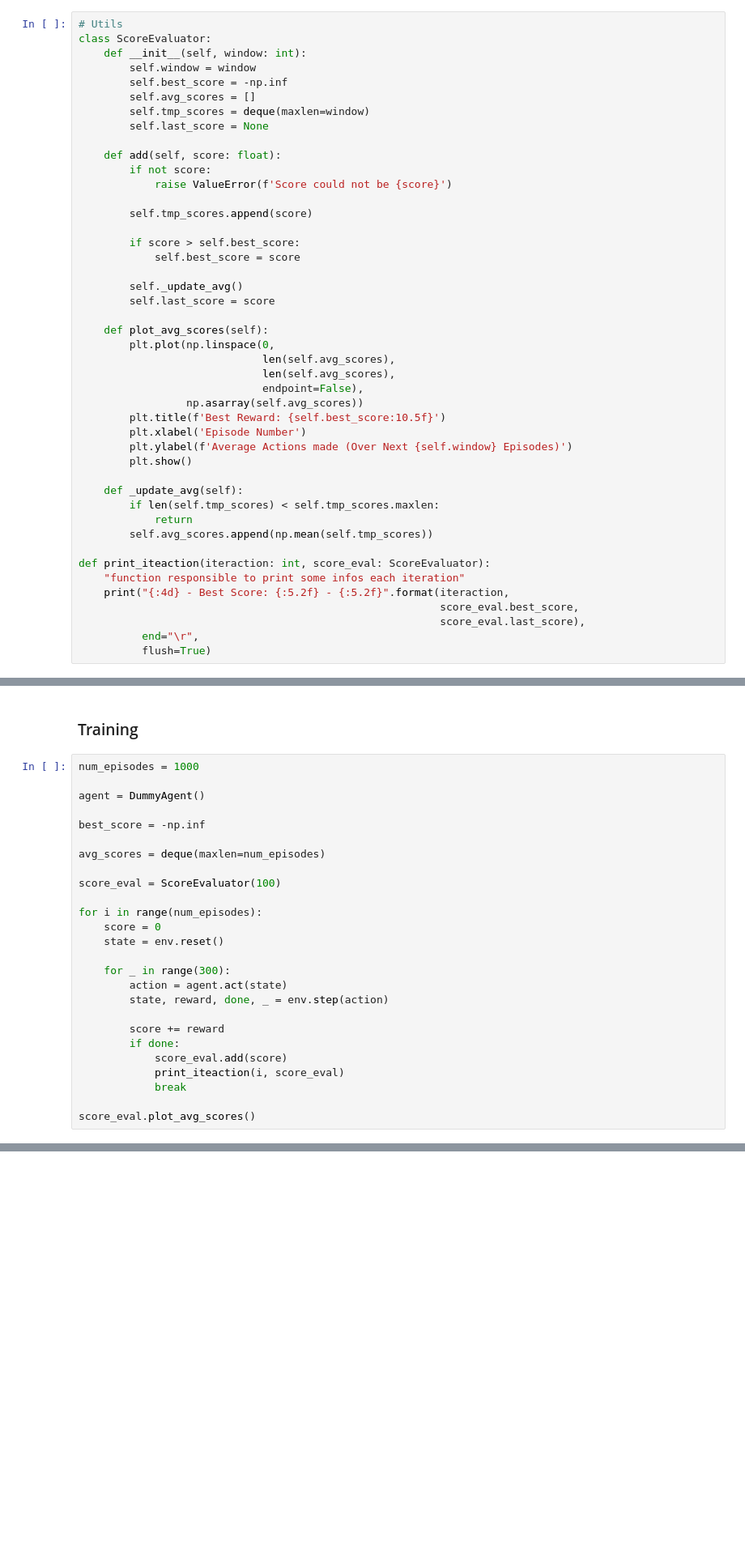
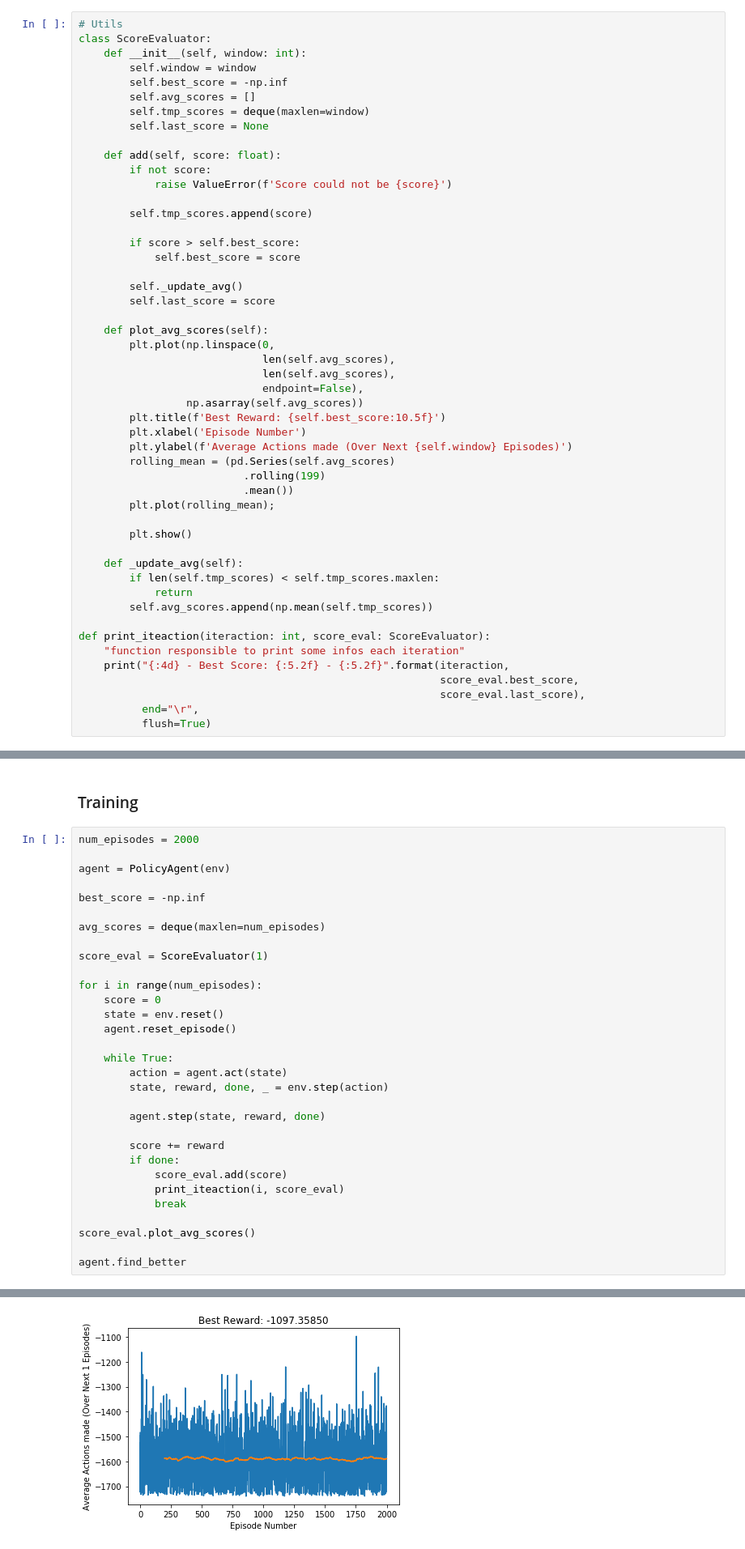
Before and after one commit to BAlmeidaS/reinforcement-learning-studies, a Jupyter notebook: pendulum/study.ipynb, the cells around one changed output, grey strips where cells are left out. Shown at 81% size. Saved outputs shown, nothing was run; the diff lists cells and outputs as text; blank space fills up the shorter version.

Commit message:
pendulum - creating a policy based method

```diff
--- a/pendulum/study.ipynb
+++ b/pendulum/study.ipynb
@@ -95,6 +109,11 @@ class ScoreEvaluator:
         plt.title(f'Best Reward: {self.best_score:10.5f}')
         plt.xlabel('Episode Number')
         plt.ylabel(f'Average Actions made (Over Next {self.window} Episodes)')
+        rolling_mean = (pd.Series(self.avg_scores)
+                          .rolling(199)
+                          .mean())
+        plt.plot(rolling_mean);
+
         plt.show()
 
     def _update_avg(self):
@@ -121,23 +214,26 @@ class DummyAgent:
 # %% [markdown]
 ### Training
 # %%
-num_episodes = 1000
+num_episodes = 2000
 
-agent = DummyAgent()
+agent = PolicyAgent(env)
 
 best_score = -np.inf
 
 avg_scores = deque(maxlen=num_episodes)
 
-score_eval = ScoreEvaluator(100)
+score_eval = ScoreEvaluator(1)
 
 for i in range(num_episodes):
     score = 0
     state = env.reset()
+    agent.reset_episode()
 
-    for _ in range(300):
+    while True:
         action = agent.act(state)
         state, reward, done, _ = env.step(action)
+
+        agent.step(state, reward, done)
 
         score += reward
         if done:
@@ -146,3 +242,6 @@ for i in range(num_episodes):
             break
 
 score_eval.plot_avg_scores()
+
+agent.find_better
+# %% [output]
@@ -148,0 +249 @@ score_eval.plot_avg_scores()
+[figure, added]
```
Also changed, not shown: parts of 8 cells of this notebook.
